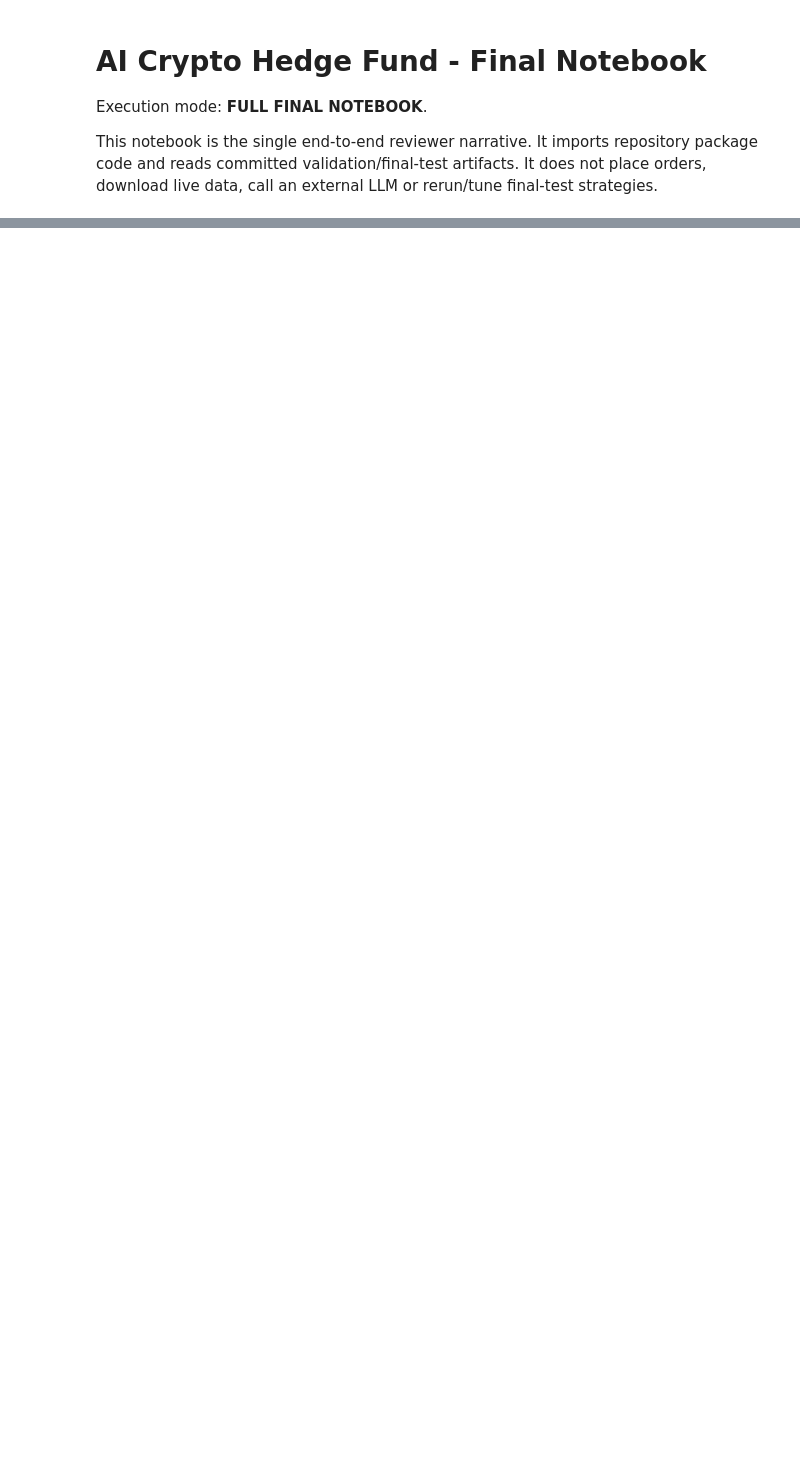
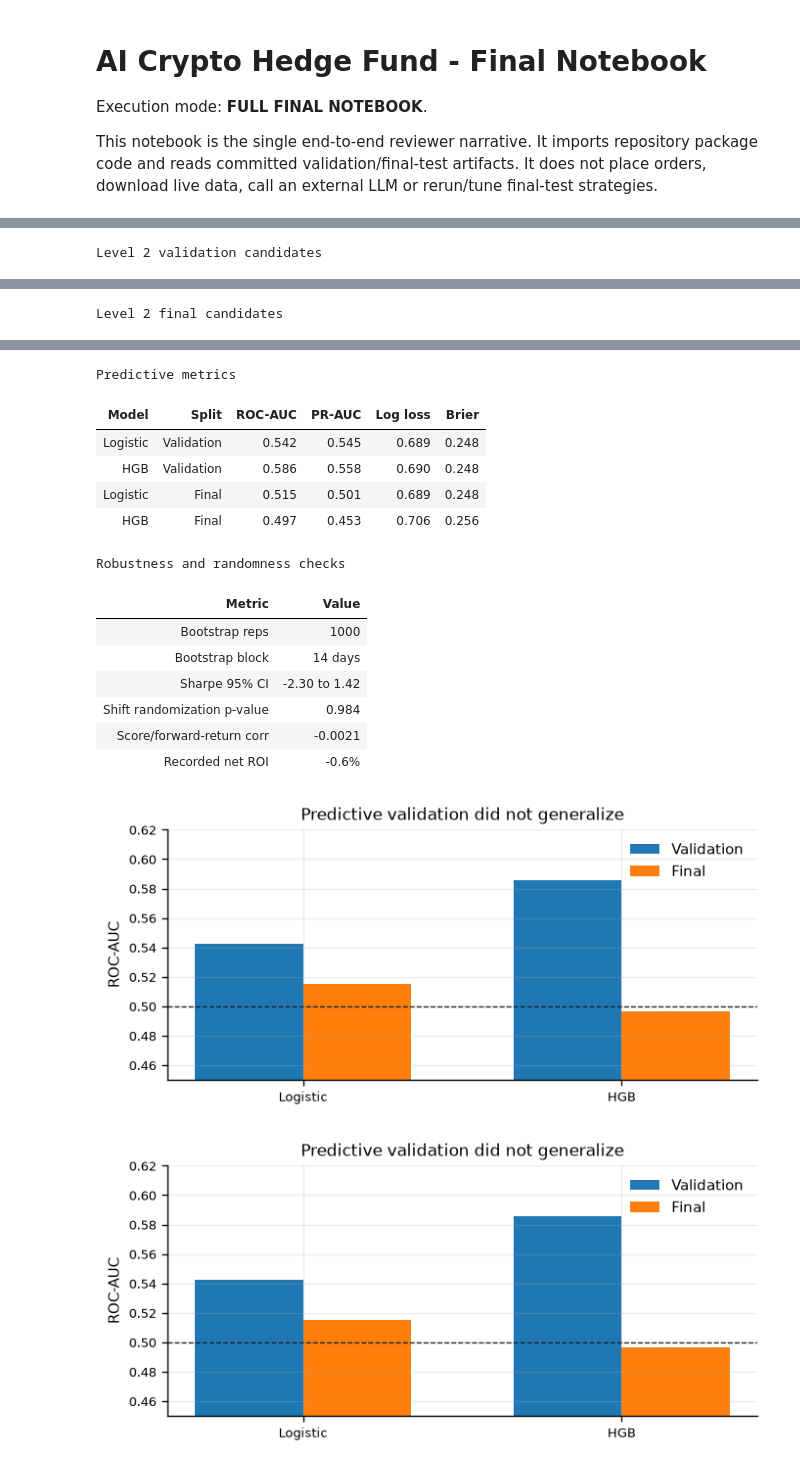
Before and after one commit to SergeySdv/ai-crypto-hedge-fund-research, a Jupyter notebook: notebooks/ai_crypto_hedge_fund.ipynb, the cells around one changed output, grey strips where cells are left out. Cells and saved outputs as stored; diff of their text form; code cells hidden in the pictures; blank space fills up the shorter version.

```diff
--- a/notebooks/ai_crypto_hedge_fund.ipynb
+++ b/notebooks/ai_crypto_hedge_fund.ipynb
@@ -364,0 +277,28 @@ news/sentiment ingestion. Those future items are not enabled in this MVP.
+# %%
+display(
+    show_frame(
+        candidate_results_frame(ctx, "level_2", split="validation"),
+        caption="Level 2 validation candidates",
+    )
+)
+display(
+    show_frame(
+        candidate_results_frame(ctx, "level_2", split="final"),
+        caption="Level 2 final candidates",
+    )
+)
+display(
+    show_frame(
+        predictive_metrics_frame(ctx),
+        caption="Predictive metrics",
+    )
+)
+display(
+    show_frame(
+        robustness_frame(ctx),
+        caption="Robustness and randomness checks",
+    )
+)
+plot_predictive_auc(ctx)
+# %% [output]
+Level 2 validation candidates
@@ -364,0 +311 @@ news/sentiment ingestion. Those future items are not enabled in this MVP.
+Level 2 final candidates
@@ -364,0 +318,16 @@ news/sentiment ingestion. Those future items are not enabled in this MVP.
+Predictive metrics
+| Model | Split | ROC-AUC | PR-AUC | Log loss | Brier |
+| Logistic | Validation | 0.542 | 0.545 | 0.689 | 0.248 |
+| HGB | Validation | 0.586 | 0.558 | 0.690 | 0.248 |
+| Logistic | Final | 0.515 | 0.501 | 0.689 | 0.248 |
+| HGB | Final | 0.497 | 0.453 | 0.706 | 0.256 |
+Robustness and randomness checks
+| Metric | Value |
+| Bootstrap reps | 1000 |
+| Bootstrap block | 14 days |
+| Sharpe 95% CI | -2.30 to 1.42 |
+| Shift randomization p-value | 0.984 |
+| Score/forward-return corr | -0.0021 |
+| Recorded net ROI | -0.6% |
+[figure, added]
+[figure, added]
```
Also changed, not shown: parts of 46 cells of this notebook, 3 other files.
